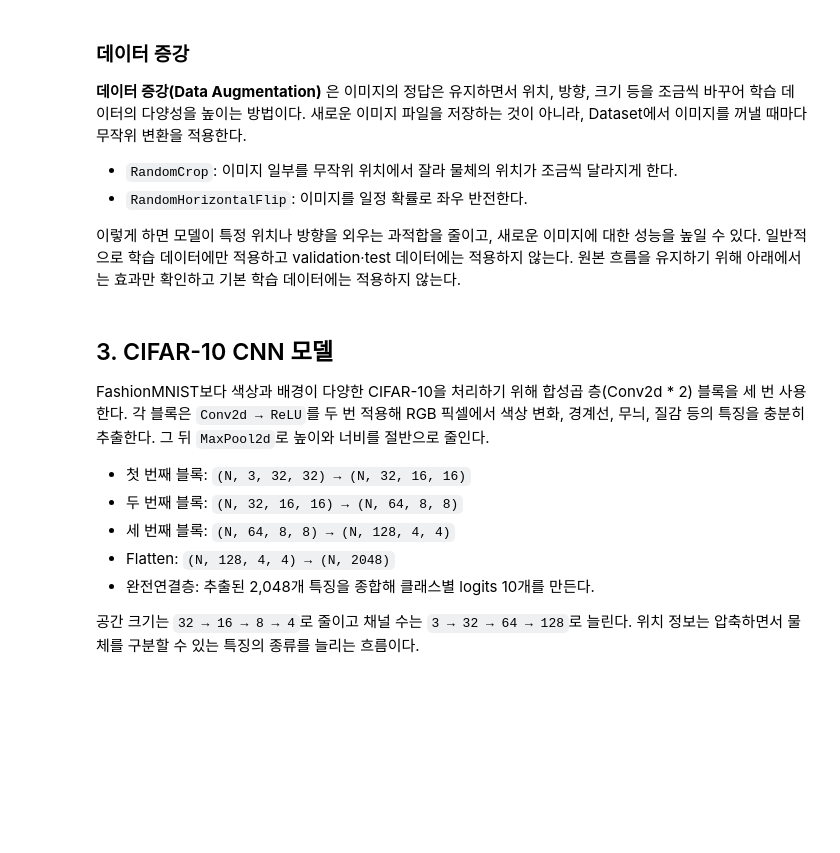
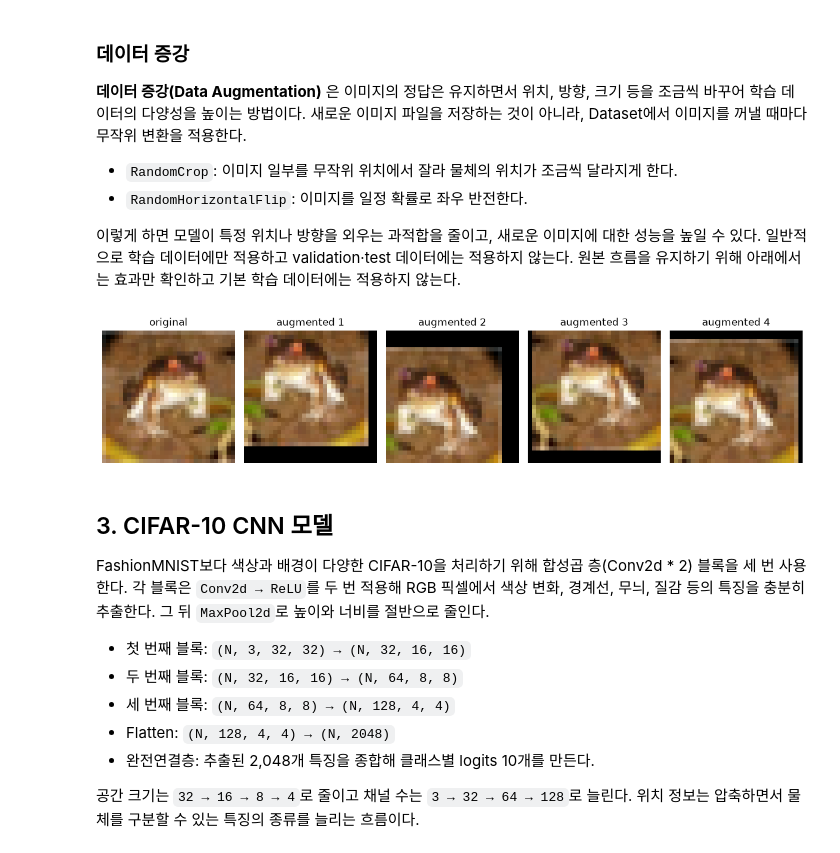
Before and after one commit to skn-family-ai-studybank/07_deep_learning, a Jupyter notebook: 02_cnn/03_color_cifar10.ipynb, the cells around one changed output. Cells and saved outputs as stored; diff of their text form; code cells hidden in the pictures; blank space fills up the shorter version.

```diff
--- a/02_cnn/03_color_cifar10.ipynb
+++ b/02_cnn/03_color_cifar10.ipynb
@@ -150,26 +173,37 @@ plt.show()
 # %%
 raw_image = trainset.data[0]
 
 # 데이터 증강
+augmentation = transforms.Compose([
+    transforms.ToPILImage(), # 파이썬 인식 가능한 이미지로 변경
 
+    # RandomCrop(32, padding=4)
+    # - 이미지 주변에 4px 테두리(여백)를 추가한 뒤
+    #   32x32 영역을 무작위로 자름
+    transforms.RandomCrop(32, padding=4),
+
+    transforms.RandomHorizontalFlip() # 확률적 수평 방향(좌우) 반전
+])
 
 # ----------------
 
 
 fig, axes = plt.subplots(1, 5, figsize=(12, 3))
 
 axes[0].imshow(raw_image)
 axes[0].set_title("original")
 axes[0].axis("off")
 
 for index in range(1, 5):
     augmented_image = augmentation(raw_image)
     axes[index].imshow(augmented_image)
     axes[index].set_title(f"augmented {index}")
     axes[index].axis("off")
 
 plt.tight_layout()
 plt.show()
+# %% [output]
+[figure, added]
 # %% [markdown]
 ## 3. CIFAR-10 CNN 모델
 
```
Also changed, not shown: parts of 13 cells of this notebook, 2 other files.
